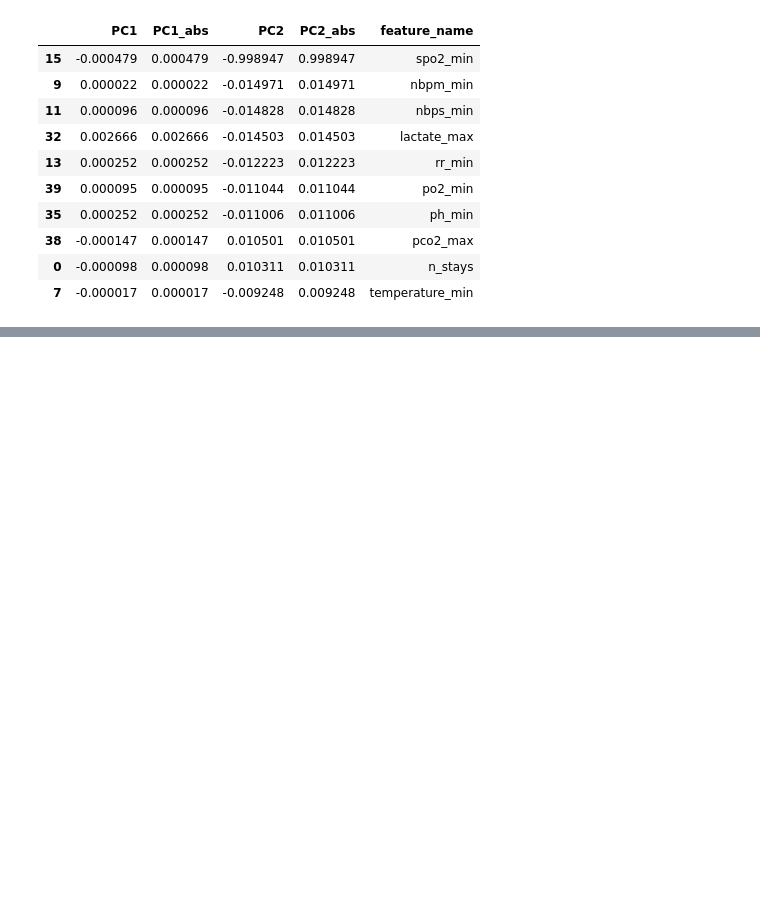
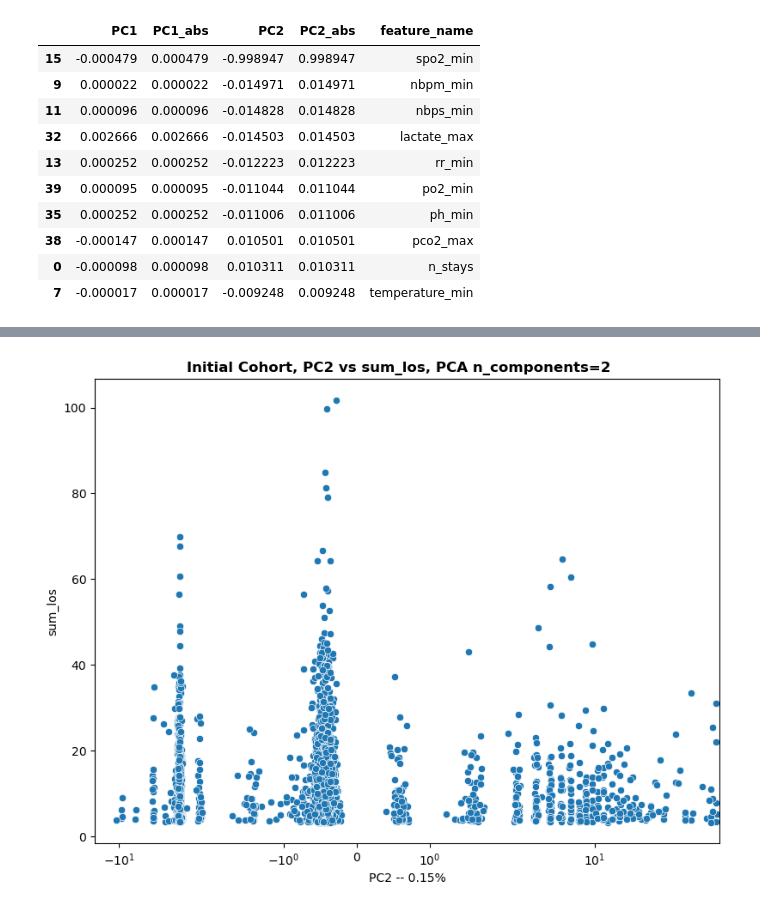
Before and after one commit to johnsonjzhou/comp90089-project, a Jupyter notebook: cluster/pca_v2.ipynb, the cells around one changed output, grey strips where cells are left out. Cells and saved outputs as stored; diff of their text form; code cells hidden in the pictures; blank space fills up the shorter version.

```diff
--- a/cluster/pca_v2.ipynb
+++ b/cluster/pca_v2.ipynb
@@ -117,0 +182,16 @@ components.sort_values(by="PC2_abs", ascending=False).head(10)
+# %%
+fig, ax = plt.subplots()
+fig.set_size_inches(8, 6)
+fig.tight_layout()
+
+sns.scatterplot(df_pca, x="PC2", y="sum_los", ax=ax)
+
+ax.set_xscale("symlog")
+ax.set_xlabel(f"PC2 -- {(100 * pca.explained_variance_ratio_[1]):.2f}%")
+
+fig.suptitle("Initial Cohort, PC2 vs sum_los, PCA n_components=2",
+             fontweight="semibold", y=1.0)
+
+plt.show()
+# %% [output]
+[figure, added]
```
Also changed, not shown: parts of 6 cells of this notebook, 1 other file.
